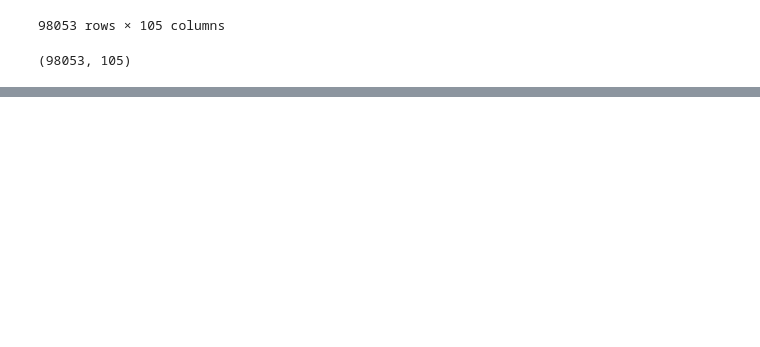
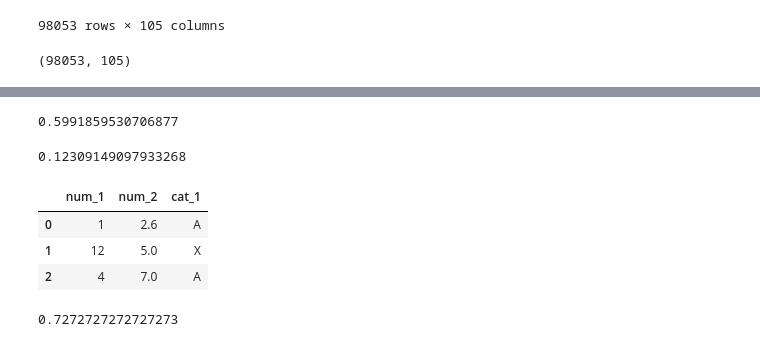
Before and after one commit to ShangQingTu/THU_DM_teamwork2, a Jupyter notebook: data/Preprocessing.ipynb, the cells around one changed output, grey strips where cells are left out. Drawn from its saved outputs; the diff is of its cells as text; code cells hidden in the pictures; blank space fills up the shorter version.

Commit message:
add gower distance

```diff
--- a/data/Preprocessing.ipynb
+++ b/data/Preprocessing.ipynb
@@ -293,0 +386,17 @@ scaler.fit_transform(data3).shape
+# %%
+gower.distance(Xd.iloc[0], Xd.iloc[1])
+# %% [output]
+0.5991859530706877
+# %%
+gower.distance(Xd.iloc[0], Xd.iloc[-1])
+# %% [output]
+0.12309149097933268
+# %%
+df = pd.DataFrame({'num_1':[1, 12, 4], 'num_2': [2.6, 5.0, 7.0], 'cat_1':['A','X','A']})
+# %%
+df
+# %% [output]
+|  | num_1 | num_2 | cat_1 |
+| 0 | 1 | 2.6 | A |
+| 1 | 12 | 5.0 | X |
+| 2 | 4 | 7.0 | A |
@@ -293,0 +405,4 @@ scaler.fit_transform(data3).shape
+# %%
+gower.distance(df.iloc[1], df.iloc[2])
+# %% [output]
+0.7272727272727273
```
Also changed, not shown: parts of 20 cells of this notebook, 3 other files.
